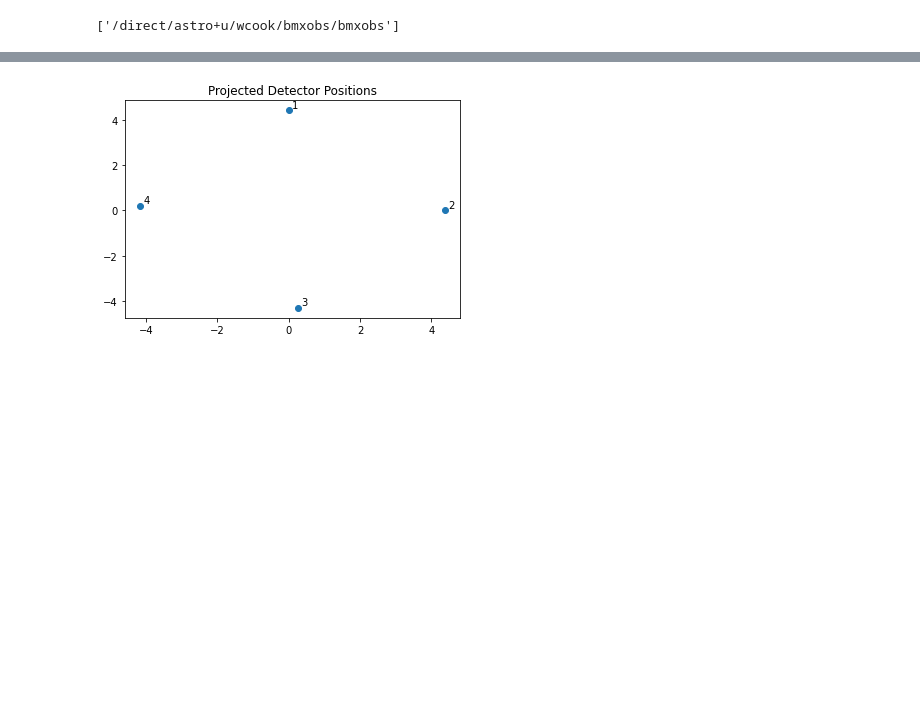
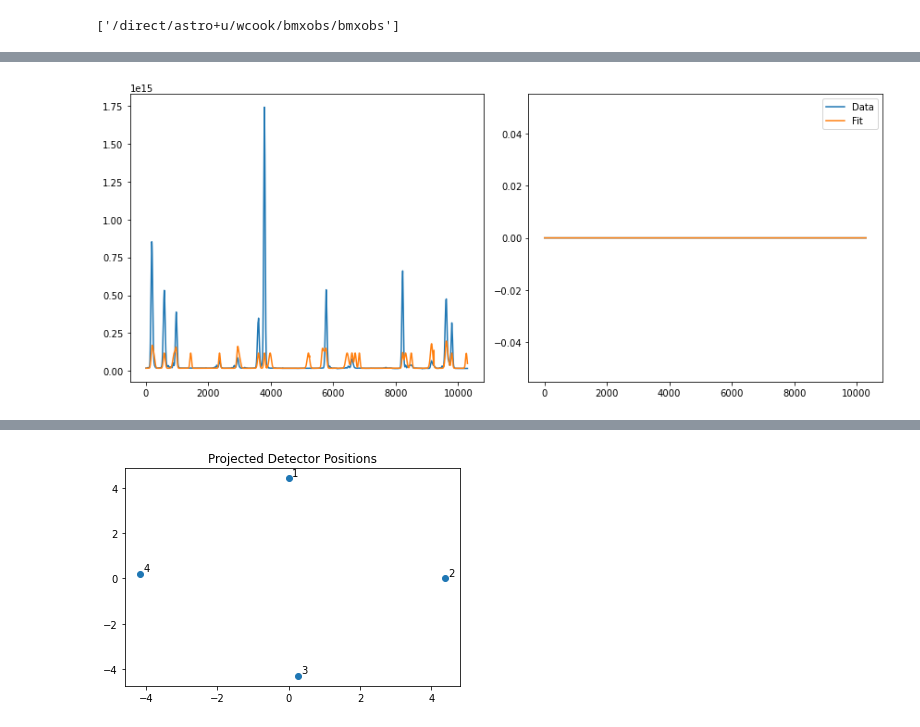
Before and after one commit to bmxdemo/bmxobs, a Jupyter notebook: towards1.ipynb, the cells around one changed output, grey strips where cells are left out. Drawn from its saved outputs; the diff is of its cells as text; code cells hidden in the pictures; blank space fills up the shorter version.

```diff
--- a/towards1.ipynb
+++ b/towards1.ipynb
@@ -149,3 +44,62 @@ theory.showFit(cut=cut, channels=channels)
+# %%
+cut = [0,-1]
+channels = [11]
+#channels = [12,13,14,23,24,34]
+
+params = {'D1_beam_center_x':0.01328331,
+        'D1_beam_center_y':-0.01839416,
+        'D1_beam_sigma_x':0.98700095,
+        'D1_beam_sigma_y':1.13144178,
+        'D1_beam_smooth_x':0.05319494,
+        'D1_beam_smooth_y':0.04636066,
+        'CH11_offset':sum(D[11]-abs(D[12])*abs(D[13])/abs(D[23]))/len(D[11]),
+        'D2_beam_center_x':0.00728514,
+        'D2_beam_center_y':-0.02441502,
+        'D2_beam_sigma_x':0.08779658,
+        'D2_beam_sigma_y':0.06067945,
+        'D2_beam_smooth_x':0.05800788,
+        'D2_beam_smooth_y':0.04612687,
+        'CH22_offset':sum(D[22]-abs(D[12])*abs(D[23])/abs(D[13]))/len(D[11]),
+        'D3_beam_center_x':-0.00387011,
+        'D3_beam_center_y':-0.01259496,
+        'D3_beam_sigma_x':0.04895078,
+        'D3_beam_sigma_y':0.06059037,
+        'D3_beam_smooth_x':0.06655913,
+        'D3_beam_smooth_y':0.0569397,
+        'CH33_offset':sum(D[33]-abs(D[13])*abs(D[23])/abs(D[12]))/len(D[11]),
+        'D4_beam_center_x':-0.0120964,
+        'D4_beam_center_y':0.08688818,
+        'D4_beam_sigma_x':0.03856946,
+        'D4_beam_sigma_y':0.05609496,
+        'D4_beam_smooth_x':0.03484349,
+        'D4_beam_smooth_y':0.10496753,
+        'CH44_offset':sum(D[44]-abs(D[24])*abs(D[34])/abs(D[23]))/len(D[11]),
+        #'D_all_dist':4.4248027,
+        'D1_pos_x':0,
+        'D1_pos_y':4.4248027,
+        'D1_phi':0,
+        'D2_pos_x':4.4248027,
+        'D2_pos_y':-0.03475731,
+        'D2_phi':-0.23402276,
+        'D3_pos_x':0.24973297,
+         'D3_pos_y':-4.30383942,
+        'D3_phi':2.36467821,
+        'D4_pos_x':-4.16894658,
+        'D4_pos_y':0.20006629,
+        'D4_phi':-0.34090914,
+        }
+
+for n in sats.keys():
+    for i in range(4):
+        params['A{}_{}'.format(i+1,n)] = 1e7
+
+theory = TheoryPredictor(D, satAmp=0.)
+theory.setParameters(params)
+#print(theory.allParameters())
+
+theory.showFit(cut=cut, channels=channels)
+# %% [output]
+[figure, added]
 # %%
 channelSet = [[11],[12,22],[13,23,33],[14,24,34,44],
               [55],[56,66],[57,67,77],[58,68,78,88]]
```
Also changed, not shown: parts of 23 cells of this notebook, 2 other files.
